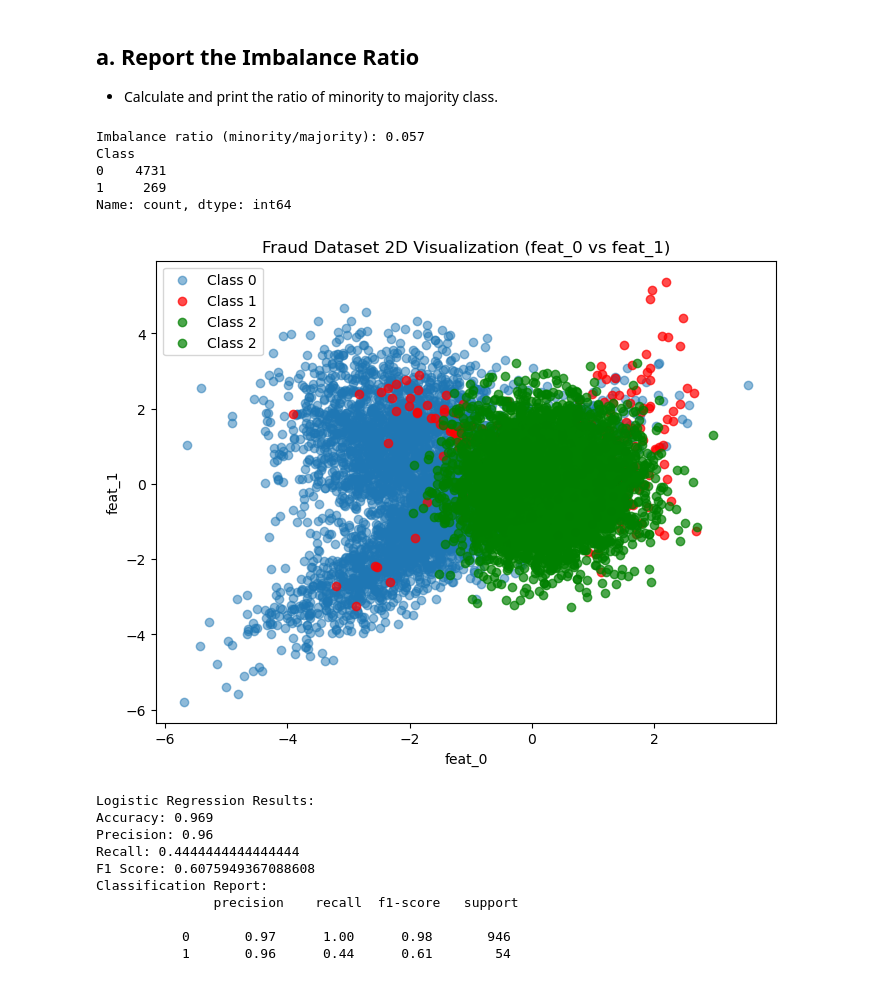
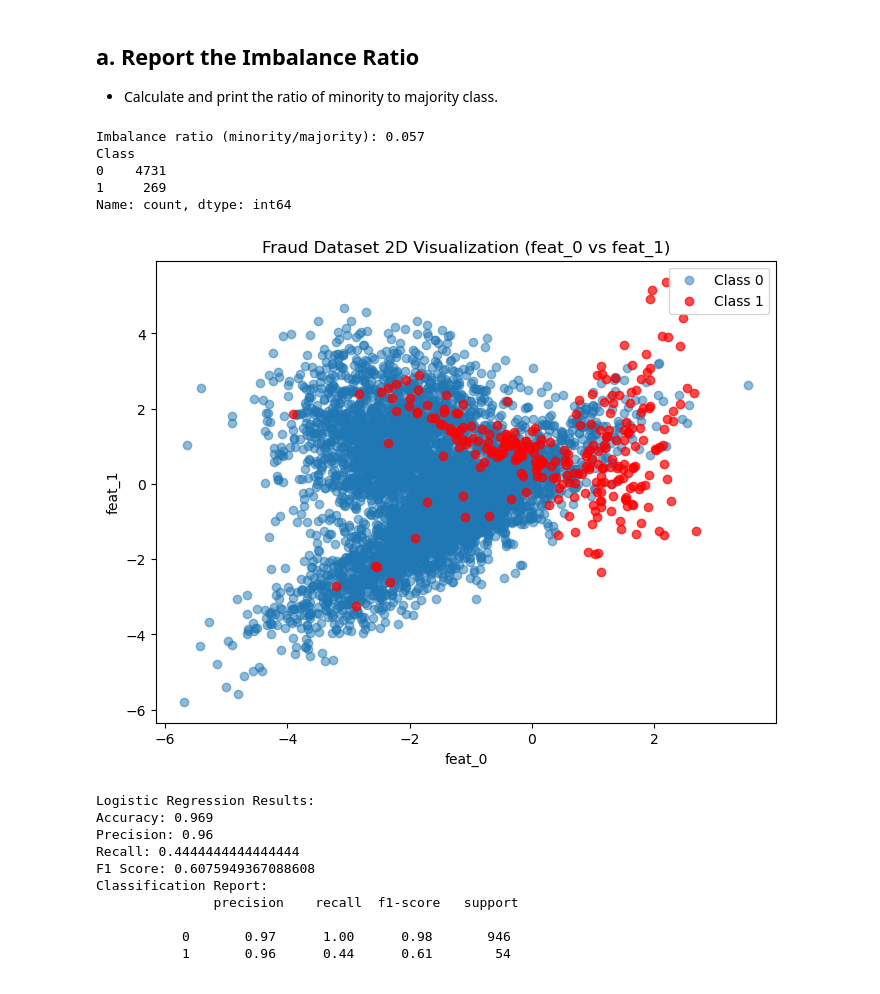
Before and after one commit to mepravintp/PG-IITB, a Jupyter notebook: PML/ExamPracticeLastSem/Fraud_Exam_Solution.ipynb, the cells around one changed output. Saved outputs shown, nothing was run; the diff lists cells and outputs as text; code cells hidden in the pictures.

```diff
--- a/PML/ExamPracticeLastSem/Fraud_Exam_Solution.ipynb
+++ b/PML/ExamPracticeLastSem/Fraud_Exam_Solution.ipynb
@@ -8,31 +8,33 @@ This notebook solves the fraud detection question step by step using `fraud.csv`
 # %%
 import pandas as pd
 import matplotlib.pyplot as plt
 df = pd.read_csv('./fraud.csv')
+
+
 # Imbalance ratio calculation
 counts = df['Class'].value_counts()
 imbalance_ratio = counts.min() / counts.max()
 print(f'Imbalance ratio (minority/majority): {imbalance_ratio:.3f}')
 print(counts)
 
 # 2D visualization using two features
 plt.figure(figsize=(8,6))
 plt.scatter(df[df['Class']==0]['feat_0'], df[df['Class']==0]['feat_1'], alpha=0.5, label='Class 0')
 plt.scatter(df[df['Class']==1]['feat_0'], df[df['Class']==1]['feat_1'], alpha=0.7, label='Class 1', color='red')
-plt.scatter(df[df['Class']==0]['feat_2'], df[df['Class']==1]['feat_3'], alpha=0.7, label='Class 2', color='green')
+
 
 plt.xlabel('feat_0')
 plt.ylabel('feat_1')
 plt.title('Fraud Dataset 2D Visualization (feat_0 vs feat_1)')
 plt.legend()
 plt.show()
 # %% [output]
 Imbalance ratio (minority/majority): 0.057
 Class
 0    4731
 1     269
 Name: count, dtype: int64
-[figure, old version]
+[figure, new version]
 # %%
 from sklearn.model_selection import train_test_split
 from sklearn.linear_model import LogisticRegression
```
Also changed, not shown: parts of 1 cell of this notebook, 3 other files.
